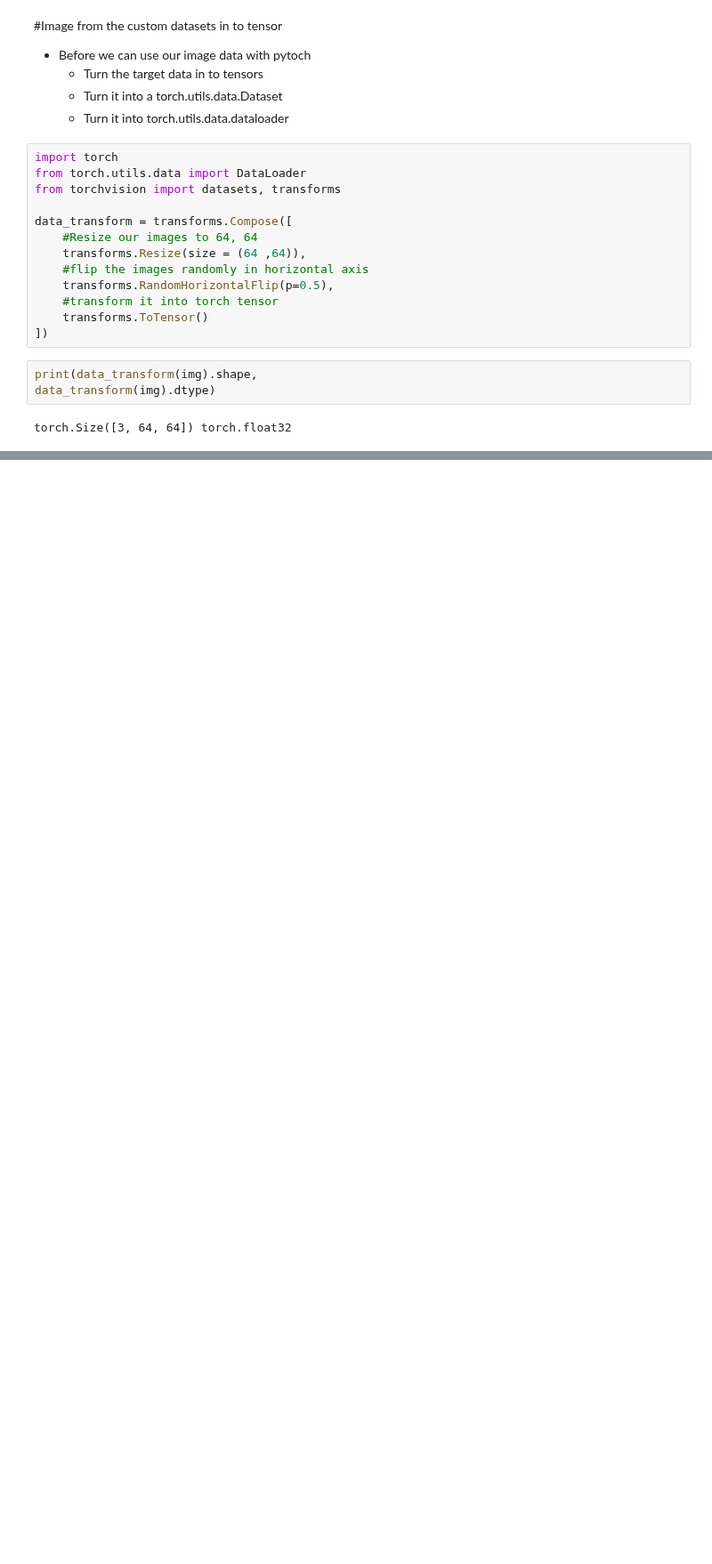
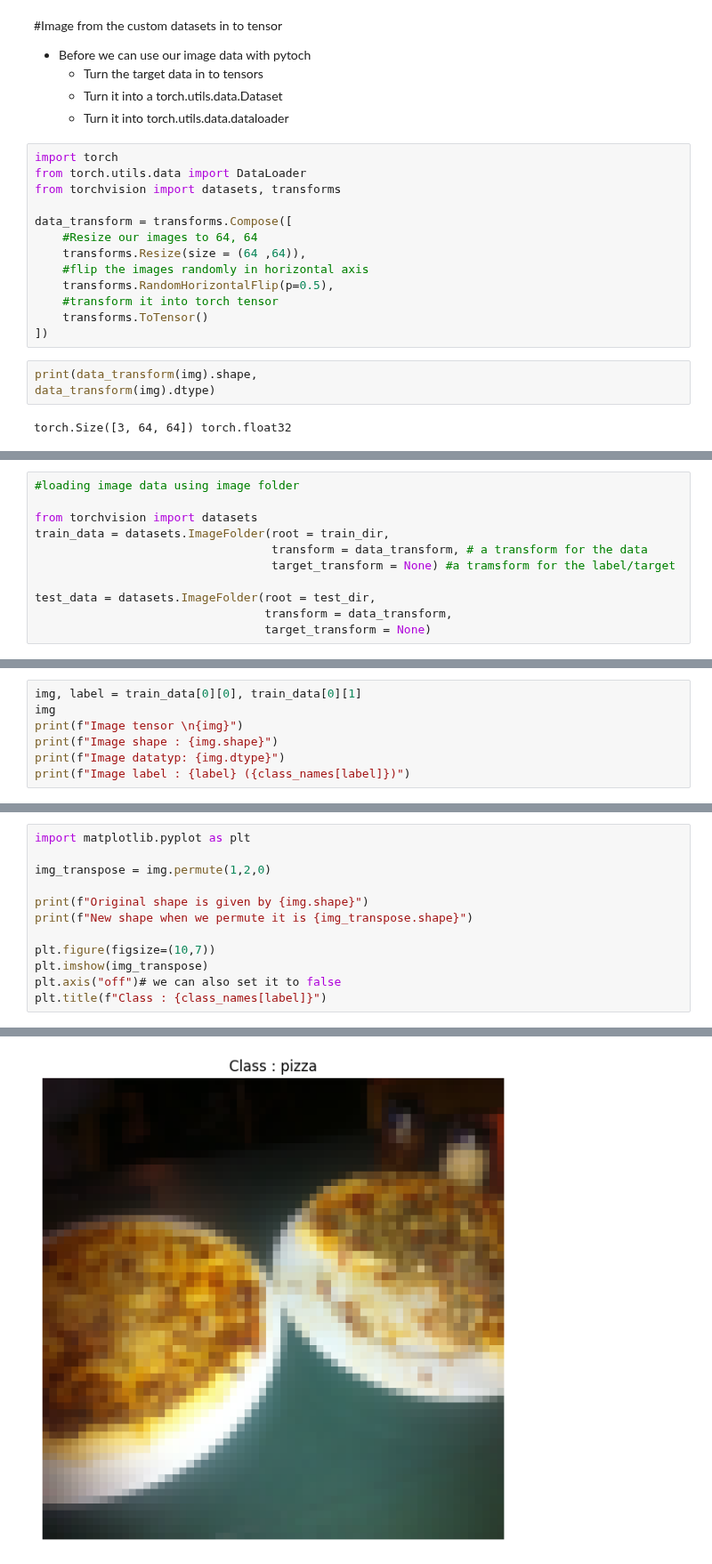
Before and after one commit to Suvanga/ML_DL, a Jupyter notebook: Custom_Datasets.ipynb, the cells around one changed output, grey strips where cells are left out. Shown at 89% size. Saved outputs shown, nothing was run; the diff lists cells and outputs as text; blank space fills up the shorter version.

```diff
--- a/Custom_Datasets.ipynb
+++ b/Custom_Datasets.ipynb
@@ -224,0 +222,11 @@ plot_transformed_images(image_paths = image_path_list, transform = data_transfor
+# %%
+#loading image data using image folder
+
+from torchvision import datasets
+train_data = datasets.ImageFolder(root = train_dir,
+                                  transform = data_transform, # a transform for the data
+                                  target_transform = None) #a tramsform for the label/target
+
+test_data = datasets.ImageFolder(root = test_dir,
+                                 transform = data_transform,
+                                 target_transform = None)
@@ -224,0 +263,7 @@ plot_transformed_images(image_paths = image_path_list, transform = data_transfor
+# %%
+img, label = train_data[0][0], train_data[0][1]
+img
+print(f"Image tensor \n{img}")
+print(f"Image shape : {img.shape}")
+print(f"Image datatyp: {img.dtype}")
+print(f"Image label : {label} ({class_names[label]})")
@@ -224,0 +292,13 @@ plot_transformed_images(image_paths = image_path_list, transform = data_transfor
+# %%
+import matplotlib.pyplot as plt
+
+img_transpose = img.permute(1,2,0)
+
+print(f"Original shape is given by {img.shape}")
+print(f"New shape when we permute it is {img_transpose.shape}")
+
+plt.figure(figsize=(10,7))
+plt.imshow(img_transpose)
+plt.axis("off")# we can also set it to false
+plt.title(f"Class : {class_names[label]}")
+# %% [output]
@@ -224,0 +308 @@ plot_transformed_images(image_paths = image_path_list, transform = data_transfor
+[figure, added]
```
Also changed, not shown: parts of 25 cells of this notebook.
